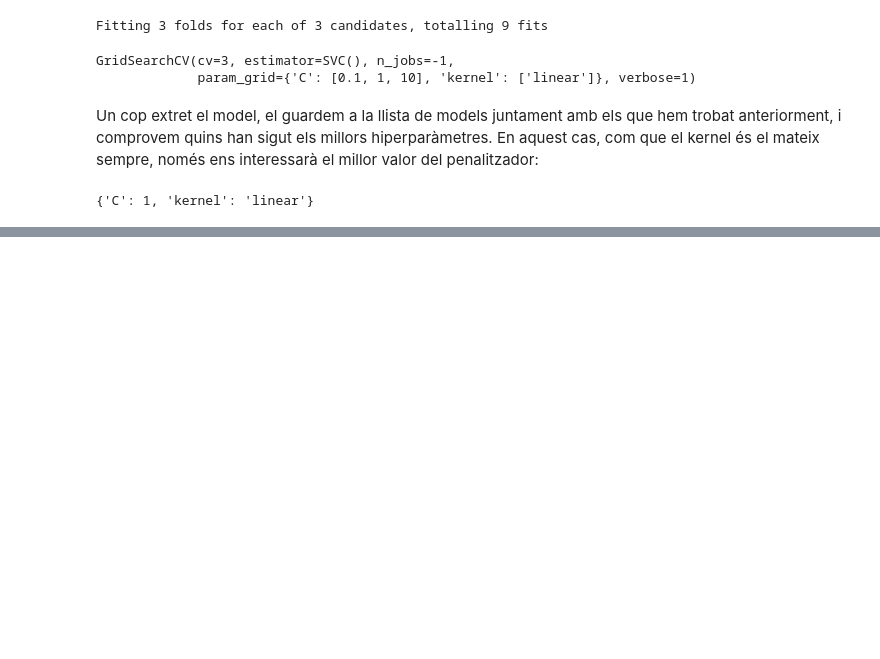
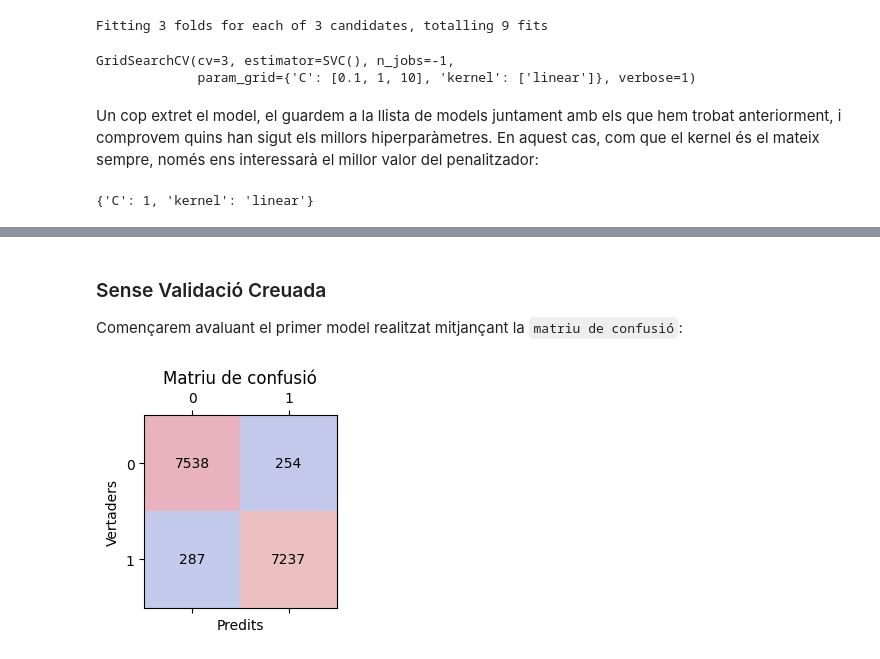
Before and after one commit to NIU1598103/casKaggle, a Jupyter notebook: Kaggle.ipynb, the cells around one changed output, grey strips where cells are left out. Drawn from its saved outputs; the diff is of its cells as text; code cells hidden in the pictures; blank space fills up the shorter version.

Commit message:
avaluacio models + conclusions

```diff
--- a/Kaggle.ipynb
+++ b/Kaggle.ipynb
@@ -382,0 +399,20 @@ modelGridSearch.best_params_
+# %% [markdown]
+### Sense Validació Creuada
+
+Començarem avaluant el primer model realitzat mitjançant la `matriu de confusió`:
+# %%
+import matplotlib.pyplot as plt
+from sklearn.metrics import classification_report, confusion_matrix, roc_curve, precision_recall_curve
+prediccions = models[0].predict(list_X_test[0])
+cm = confusion_matrix(list_y_test[0], prediccions)
+fig, ax = plt.subplots(figsize=(2.5, 2.5))
+ax.matshow(cm, cmap="coolwarm", alpha=0.3)
+for i in range(cm.shape[0]):
+    for j in range(cm.shape[1]):
+        ax.text(x=j, y=i,s=cm[i, j], va='center', ha='center')
+plt.title('Matriu de confusió')
+plt.xlabel('Predits')
+plt.ylabel('Vertaders')
+plt.show()
+# %% [output]
+[figure, added]
```
Also changed, not shown: parts of 28 cells of this notebook.
